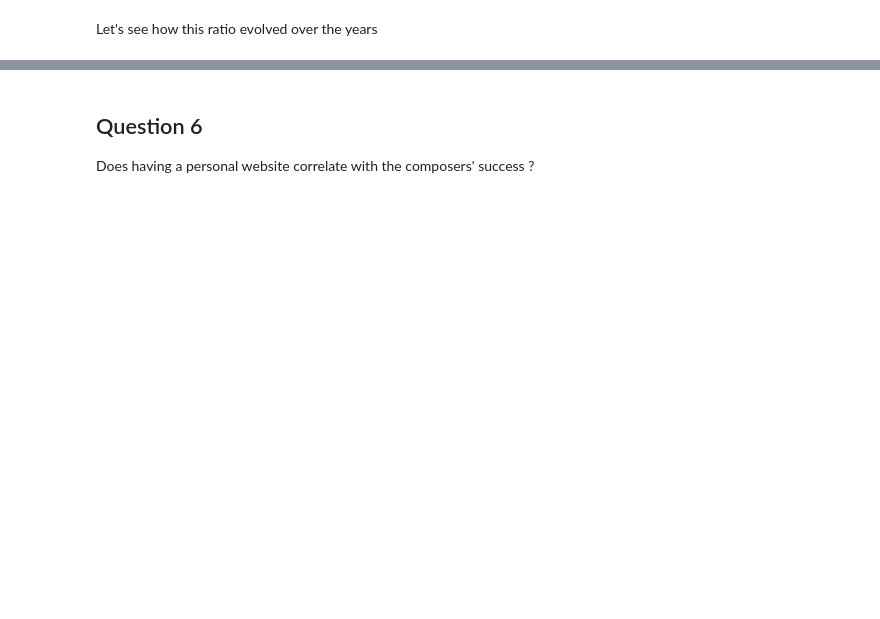
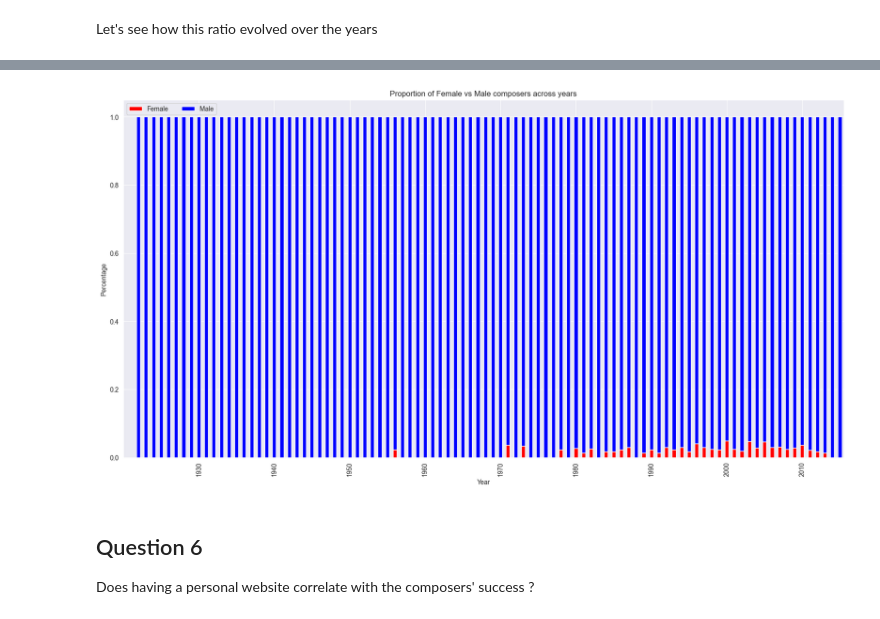
Before and after one commit to epfl-ada/ada-2023-project-learningthesecretsofdata, a Jupyter notebook: milestone_3.ipynb, the cells around one changed output, grey strips where cells are left out. Drawn from its saved outputs; the diff is of its cells as text; code cells hidden in the pictures; blank space fills up the shorter version.

```diff
--- a/milestone_3.ipynb
+++ b/milestone_3.ipynb
@@ -285,45 +295,47 @@ fig.show()
 # %% [markdown]
 Let's see how this ratio evolved over the years
 # %%
-## Dataframe containing the number of composers for each year, grouped by their gender
-#gender_prop_by_year = pd.crosstab(index=composers['release_date'], columns=composers['gender'], normalize='index')
-## Plot the dataframe
-#gender_prop_by_year.plot(kind='bar', stacked=True, color=['red', 'blue'], figsize=(20, 10))
-#plt.xticks(np.arange(-2, 96, 10))
-#plt.title('Proportion of Female vs Male composers across years')
-#plt.legend(loc="upper left", ncol=2)
-#plt.xlabel("Year")
-#plt.ylabel("Proportion")
-#plt.show()
-
-# Get all movie composers
-composers = get_cleaned_composers()
-
 # Dataframe containing the number of composers for each year, grouped by their gender
 gender_prop_by_year = pd.crosstab(index=composers['release_date'], columns=composers['gender'], normalize='index')
 
-# Reshape the dataframe to long format
-gender_prop_by_year = gender_prop_by_year.reset_index().melt(id_vars=['release_date'], var_name='gender', value_name='proportion')
+# Plot the dataframe
+gender_prop_by_year.plot(kind='bar', stacked=True, color=['red', 'blue'], figsize=(20, 10))
+plt.xticks(np.arange(-2, 96, 10))
+plt.title('Proportion of Female vs Male composers across years')
+plt.legend(loc="upper left", ncol=2)
+plt.xlabel("Year")
+plt.ylabel("Percentage")
+plt.show()
 
-# Create a bar chart with hover information
-fig = px.bar(gender_prop_by_year,
-             x='release_date',
-             y='proportion',
-             color='gender',
-             title='Distribution of female vs male composers across years',
-             labels={'proportion': 'Percentage', 'gender': 'Gender', 'release_date': 'Year'},
-             hover_data={'proportion': ':.1%'},
-             log_y=True,
-             color_discrete_map={'Female': 'rgba(180, 151, 231, 0.8)', 'Male': 'rgba(136, 136, 136, 0.2)'},
-             width=800,
-             height=400)
-
-# Change x axis ticks to be more readable
-fig.update_layout(xaxis=dict(tickmode='linear', tick0=-2, dtick=10),
-                  yaxis=dict(tickformat=',.0%'),
-                  paper_bgcolor='rgba(0,0,0,0)',
-                  plot_bgcolor='rgba(0,0,0,0)')
-fig.write_html("question_script/question5.html")
-# Show the plot
-fig.show()
+# TODO: delete those comments
+## Get all movie composers
+#composers = get_cleaned_composers()
+#
+## Dataframe containing the number of composers for each year, grouped by their gender
+#gender_prop_by_year = pd.crosstab(index=composers['release_date'], columns=composers['gender'], normalize='index')
+#
+## Reshape the dataframe to long format
+#gender_prop_by_year = gender_prop_by_year.reset_index().melt(id_vars=['release_date'], var_name='gender', value_name='proportion')
+#
+## Create a bar chart with hover information
+#fig = px.bar(gender_prop_by_year,
+#             x='release_date',
+#             y='proportion',
+#             color='gender',
+#             title='Distribution of female vs male composers across years',
+#             labels={'proportion': 'Percentage', 'gender': 'Gender', 'release_date': 'Year'},
+#             hover_data={'proportion': ':.1%'},
+#             log_y=True,
+#             color_discrete_map={'Female': 'rgba(183, 73, 67, 0.7)', 'Male': 'rgba(113, 183, 199, 0.4)'},
+#             width=800,
+#             height=400)
+#
+## Change x axis ticks to be more readable
+#fig.update_layout(xaxis=dict(tickmode='linear', tick0=-2, dtick=10),
+#                  yaxis=dict(tickformat=',.0%'),
+#                  paper_bgcolor='rgba(0,0,0,0)',
+#                  plot_bgcolor='rgba(0,0,0,0)')
+#fig.write_html("question_script/question5.html")
+## Show the plot
+#fig.show()
 # %% [output]
@@ -331,3 +342,4 @@ fig.show()
+[figure, added]
 # %% [markdown]
 ## Question 6
 
```
Also changed, not shown: parts of 4 cells of this notebook.
